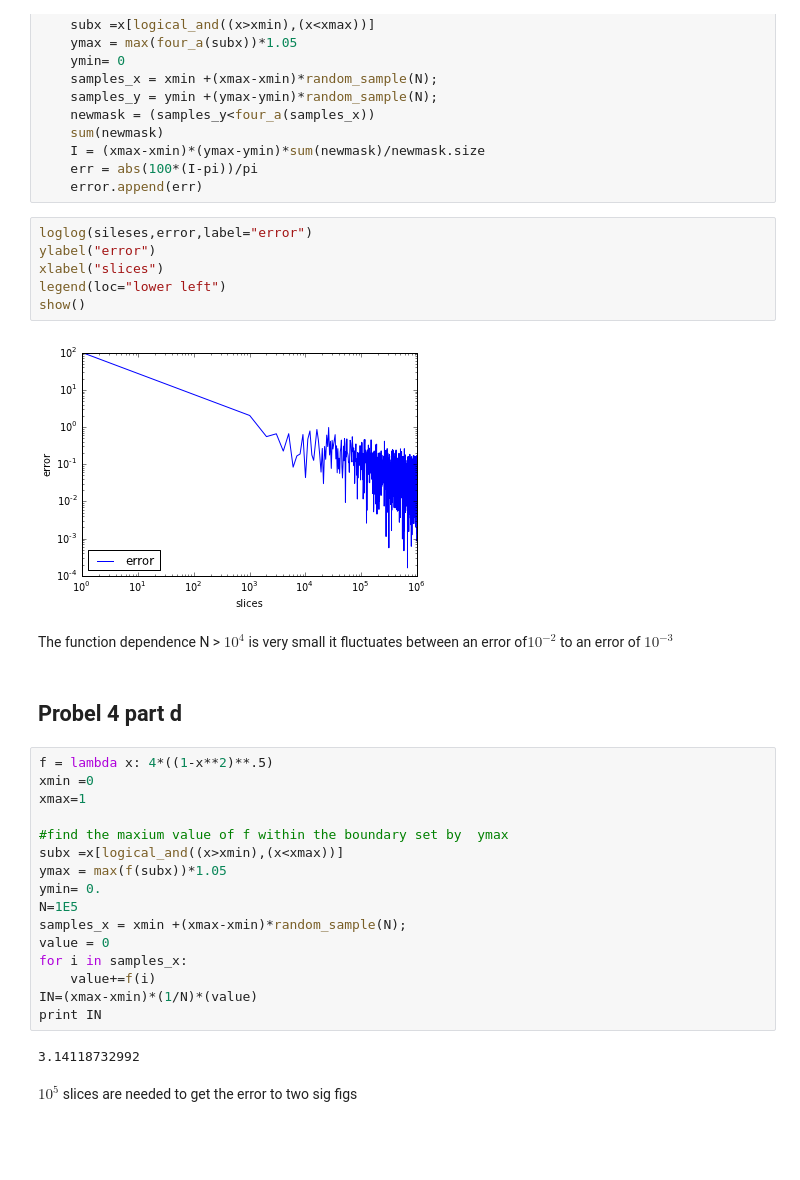
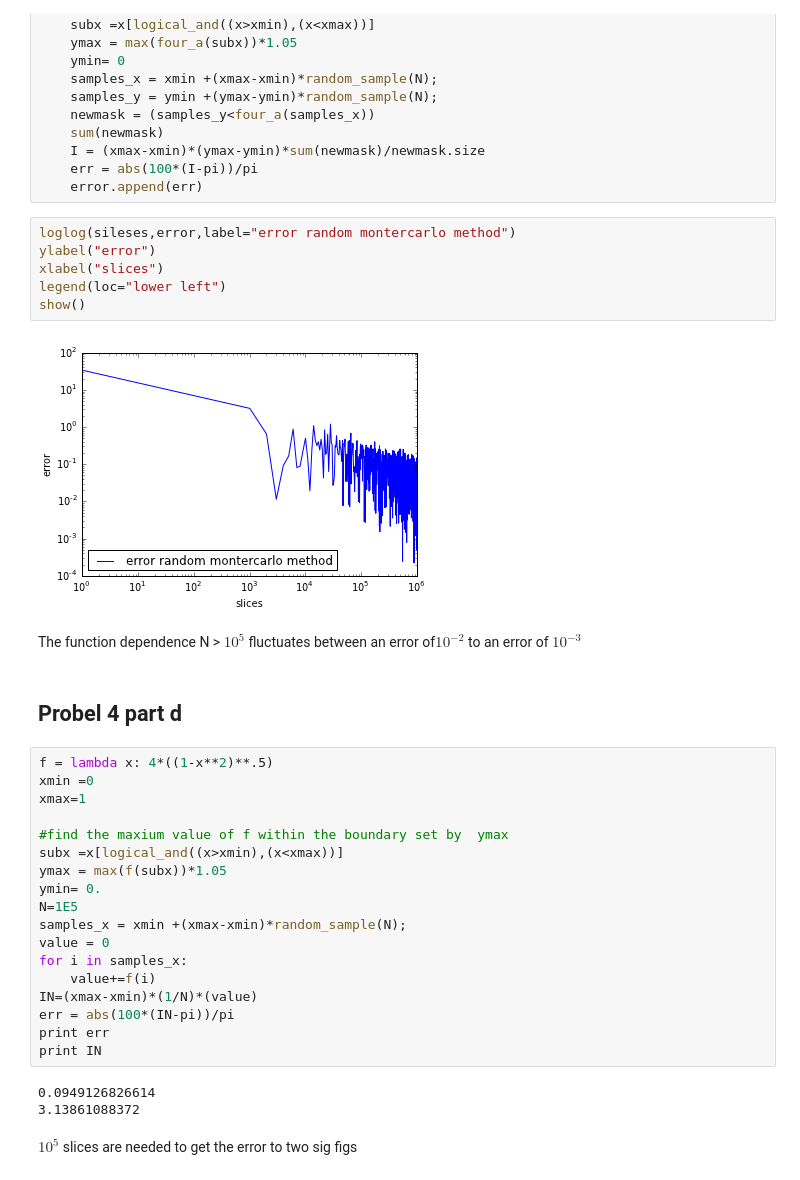
Before and after one commit to mmille60/PHYS202-SP2013, a Jupyter notebook: Week5/IntegrationEX4.ipynb, the cells around one changed output. Saved outputs shown, nothing was run; the diff lists cells and outputs as text; blank space fills up the shorter version.

```diff
--- a/Week5/IntegrationEX4.ipynb
+++ b/Week5/IntegrationEX4.ipynb
@@ -449,15 +447,15 @@ for i in range(1,1000000,1000):
     err = abs(100*(I-pi))/pi
     error.append(err)
 # %%
-loglog(sileses,error,label="error")
+loglog(sileses,error,label="error random montercarlo method")
 ylabel("error")
 xlabel("slices")
 legend(loc="lower left")
 show()
 # %% [output]
-[figure, old version]
+[figure, new version]
 # %% [markdown]
-The function dependence N > $10^4$ is very small it fluctuates between an error of$10^{-2}$ to an error of $10^{-3}$
+The function dependence N > $10^5$  fluctuates between an error of$10^{-2}$ to an error of $10^{-3}$
 # %% [markdown]
 Probel 4 part d
 ----
@@ -476,8 +474,11 @@ value = 0
 for i in samples_x:
     value+=f(i)
 IN=(xmax-xmin)*(1/N)*(value)
+err = abs(100*(IN-pi))/pi
+print err
 print IN
 # %% [output]
-3.14118732992
+0.0949126826614
+3.13861088372
 # %% [markdown]
 $10^5$ slices are needed to get the error to two sig figs
```
Also changed, not shown: parts of 11 cells of this notebook, 6 other files.
